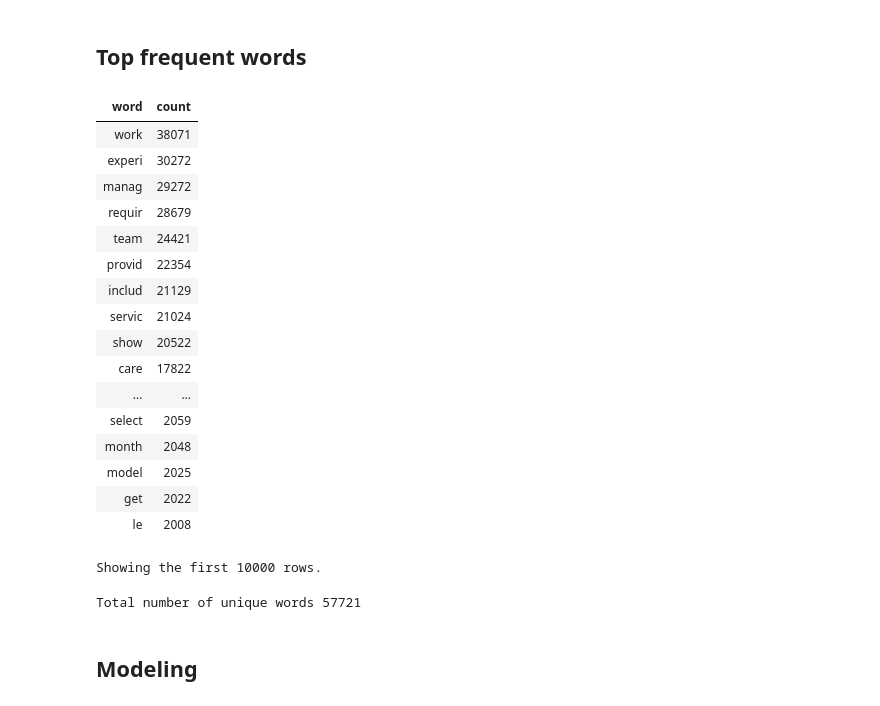
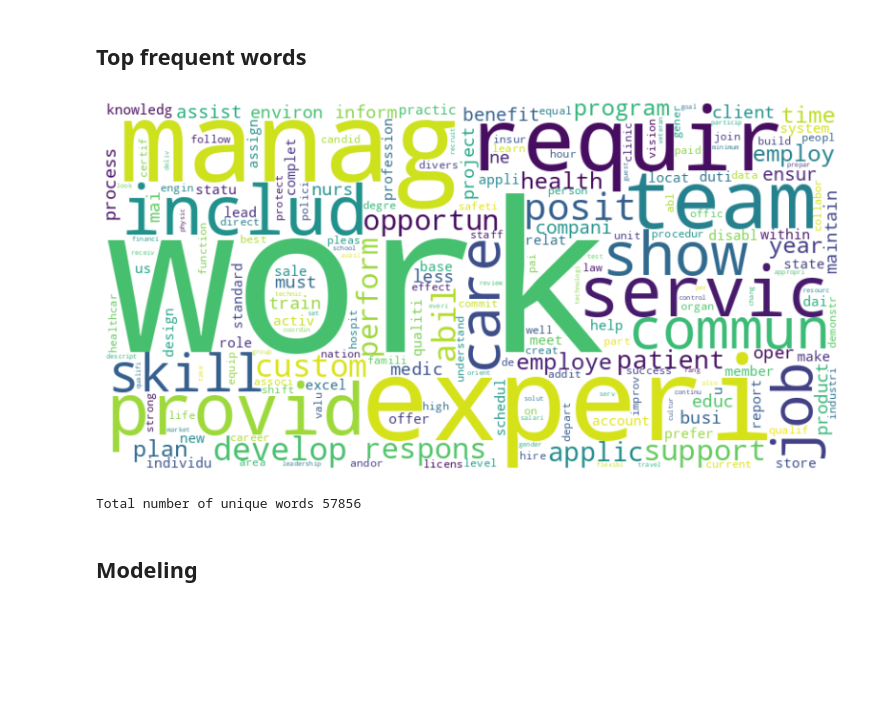
Before and after one commit to dr-leto/unimi, a Jupyter notebook: algorithms_for_massive_data/Finding similar items.ipynb, the cells around one changed output. Cells and saved outputs as stored; diff of their text form; code cells hidden in the pictures; blank space fills up the shorter version.

```diff
--- a/algorithms_for_massive_data/Finding similar items.ipynb
+++ b/algorithms_for_massive_data/Finding similar items.ipynb
@@ -17,0 +58,7 @@ display(raw_df.limit(3))
+# %%
+import sparknlp
+
+spark = sparknlp.start()
+# %%
+raw_df = spark.read.csv("jobs/job_summary_sample.csv", header=True, inferSchema=True, multiLine=True, escape="\"")
+raw_df.show(5, False)
@@ -88,35 +162,28 @@ display(df.limit(1))
 # %% [markdown]
 ## Top frequent words
-# %%
-word_freq_df = df \
-    .withColumn("word", explode(col("clean_tokens"))) \
-    .groupBy("word").count() \
-    .orderBy("count", ascending=False)
-
-display(word_freq_df)
-# %% [output]
-| word | count |
-| work | 38071 |
-| experi | 30272 |
-| manag | 29272 |
-| requir | 28679 |
-| team | 24421 |
-| provid | 22354 |
-| includ | 21129 |
-| servic | 21024 |
-| show | 20522 |
-| care | 17822 |
-| ... | ... |
-| select | 2059 |
-| month | 2048 |
-| model | 2025 |
-| get | 2022 |
-| le | 2008 |
-Showing the first 10000 rows.
+# %%
+from wordcloud import WordCloud
+import matplotlib.pyplot as plt
+
+word_freq_df = df \
+    .withColumn("word", explode(col("clean_tokens"))) \
+    .groupBy("word").count() \
+    .orderBy("count", ascending=False)
+
+word_freq_pd = word_freq_df.toPandas().set_index('word')['count'].to_dict()
+
+wordcloud = WordCloud(width=800, height=400, background_color='white').generate_from_frequencies(word_freq_pd)
+
+plt.figure(figsize=(10, 5))
+plt.imshow(wordcloud, interpolation='bilinear')
+plt.axis('off')
+plt.show()
+# %% [output]
+[figure, added]
 # %%
 print("Total number of unique words %.d" % word_freq_df.count())
 # %% [output]
-Total number of unique words 57721
+Total number of unique words 57856
 # %% [markdown]
 ## Modeling
 # %%
```
Also changed, not shown: parts of 32 cells of this notebook, 5 other files.
